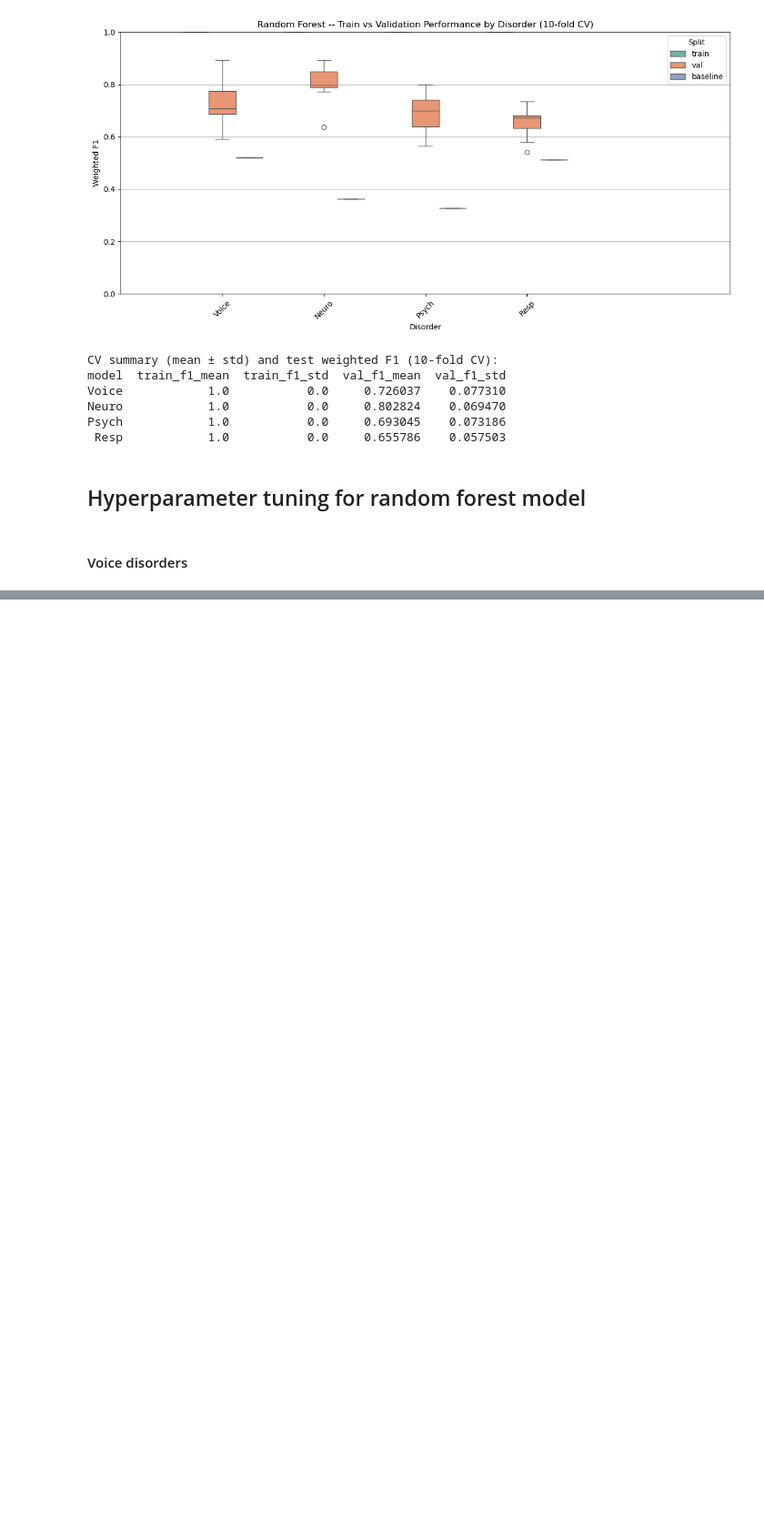
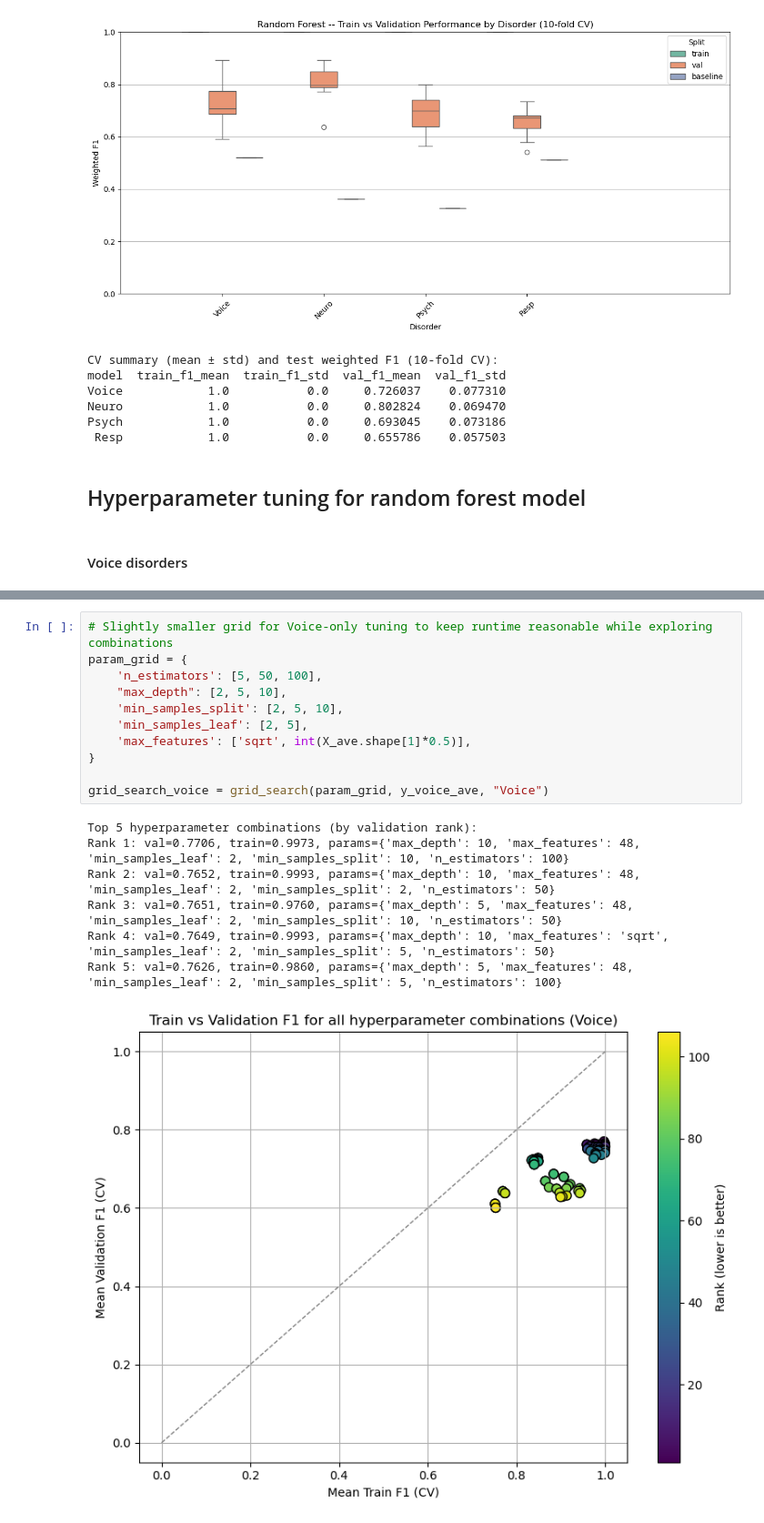
Before and after one commit to zpsheldon/ai-voice-disorder-prediction, a Jupyter notebook: random-forest-tuning.ipynb, the cells around one changed output, grey strips where cells are left out. Shown at 91% size. Cells and saved outputs as stored; diff of their text form; blank space fills up the shorter version.

Commit message:
Add hyperparam tuning progress for random forest

```diff
--- a/random-forest-tuning.ipynb
+++ b/random-forest-tuning.ipynb
@@ -300,0 +268,19 @@ Confusion matrix (test):
+# %%
+# Slightly smaller grid for Voice-only tuning to keep runtime reasonable while exploring combinations
+param_grid = {
+    'n_estimators': [5, 50, 100],
+    "max_depth": [2, 5, 10],
+    'min_samples_split': [2, 5, 10],
+    'min_samples_leaf': [2, 5],
+    'max_features': ['sqrt', int(X_ave.shape[1]*0.5)],
+}
+
+grid_search_voice = grid_search(param_grid, y_voice_ave, "Voice")
+# %% [output]
+Top 5 hyperparameter combinations (by validation rank):
+Rank 1: val=0.7706, train=0.9973, params={'max_depth': 10, 'max_features': 48, 'min_samples_leaf': 2, 'min_samples_split': 10, 'n_estimators': 100}
+Rank 2: val=0.7652, train=0.9993, params={'max_depth': 10, 'max_features': 48, 'min_samples_leaf': 2, 'min_samples_split': 2, 'n_estimators': 50}
+Rank 3: val=0.7651, train=0.9760, params={'max_depth': 5, 'max_features': 48, 'min_samples_leaf': 2, 'min_samples_split': 10, 'n_estimators': 50}
+Rank 4: val=0.7649, train=0.9993, params={'max_depth': 10, 'max_features': 'sqrt', 'min_samples_leaf': 2, 'min_samples_split': 5, 'n_estimators': 50}
+Rank 5: val=0.7626, train=0.9860, params={'max_depth': 5, 'max_features': 48, 'min_samples_leaf': 2, 'min_samples_split': 5, 'n_estimators': 100}
+[figure, added]
```
Also changed, not shown: parts of 5 cells of this notebook.
